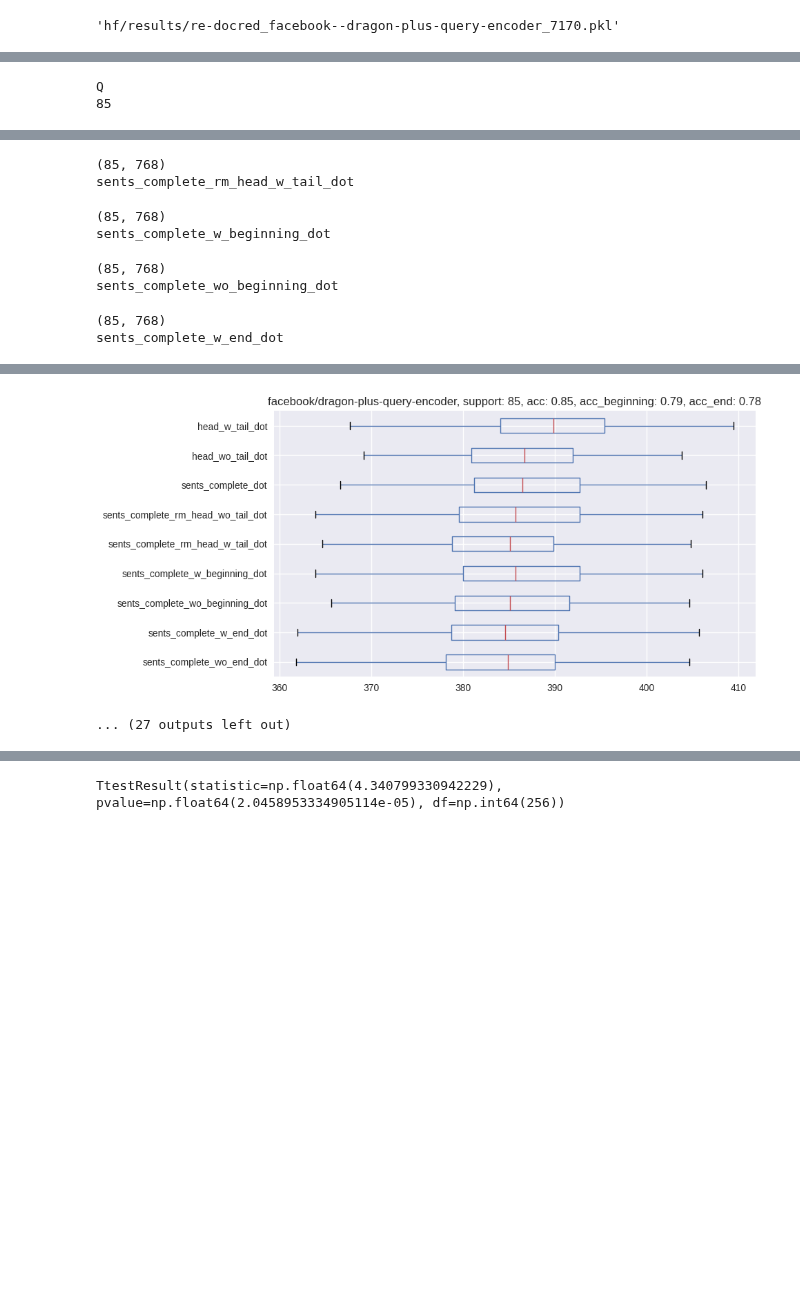
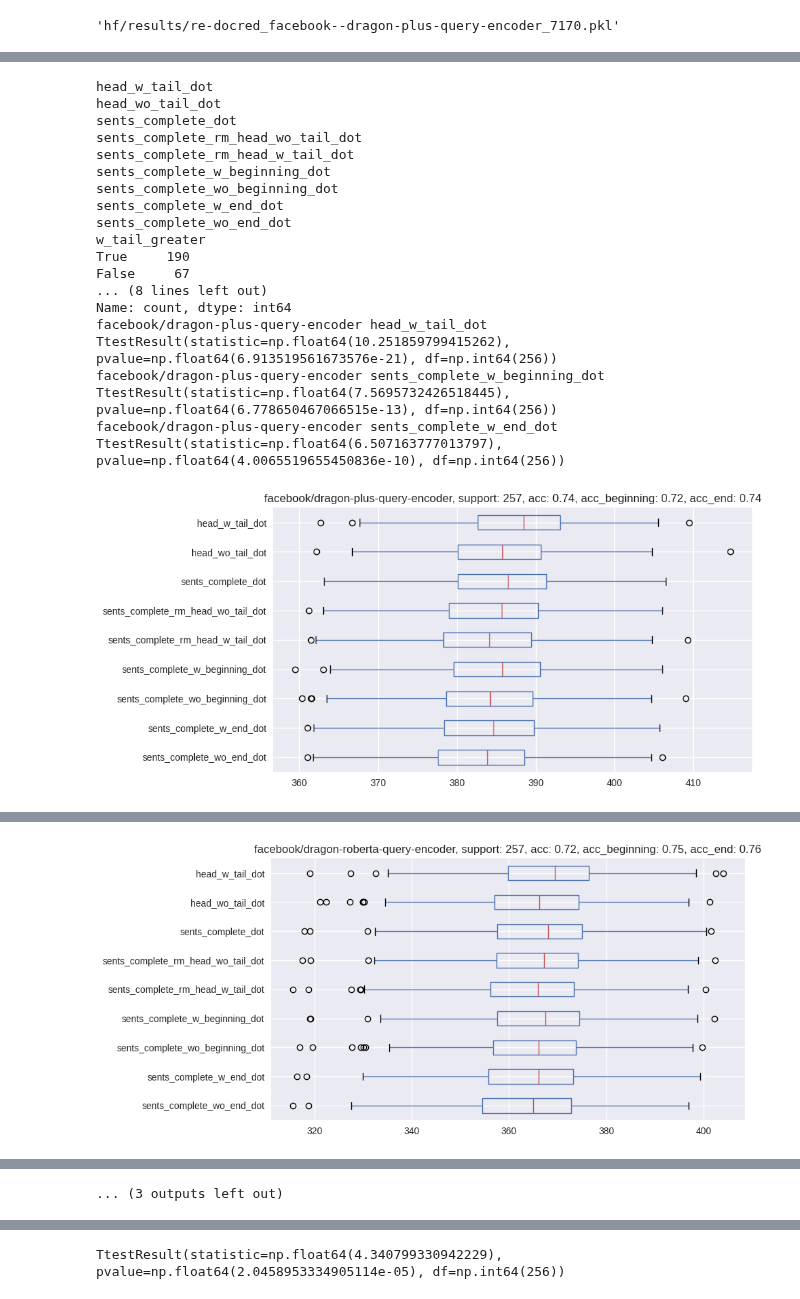
Before and after one commit to mohsenfayyaz/ColDeR, a Jupyter notebook: src/notebooks/Analysis_Tail.ipynb, the cells around one changed output, grey strips where cells are left out. Saved outputs shown, nothing was run; the diff lists cells and outputs as text; code cells hidden in the pictures; blank space fills up the shorter version.

```diff
--- a/src/notebooks/Analysis_Tail.ipynb
+++ b/src/notebooks/Analysis_Tail.ipynb
@@ -195,3 +181,35 @@ class YourCustomDEModel:
         token_embeddings = token_embeddings.masked_fill(~mask[..., None].bool(), 0.)
         sentence_embeddings = token_embeddings.sum(dim=1) / mask.sum(dim=1)[..., None]
         return sentence_embeddings
+# %%
+### RUN MODELS AND COMPUTE DOT SCORES
+def digitize_col(df_col, bins) -> pd.DataFrame:
+    return pd.cut(df_col, bins=bins)
+
+cfgs = [
+    ("facebook/dragon-plus-query-encoder", "facebook/dragon-plus-context-encoder", "cls"),
+    ("facebook/dragon-roberta-query-encoder", "facebook/dragon-roberta-context-encoder", "cls"),
+    ("facebook/contriever-msmarco", "facebook/contriever-msmarco", "avg"),
+    ("facebook/contriever", "facebook/contriever", "avg"),
+    ("OpenMatch/cocodr-base-msmarco", "OpenMatch/cocodr-base-msmarco", "cls"),
+    ("Shitao/RetroMAE_MSMARCO_finetune", "Shitao/RetroMAE_MSMARCO_finetune", "cls"),
+
+    # ("Shitao/RetroMAE", "Shitao/RetroMAE", "cls"),
+    # ("Shitao/RetroMAE_MSMARCO", "Shitao/RetroMAE_MSMARCO", "cls"),
+]
+
+plot_col_dots = []
+for query_model, context_model, POOLING in tqdm(cfgs):
+    dpr = YourCustomDEModel(query_model, context_model, POOLING, verbose=False)
+    def to_doc_format(sentences: list):
+        return [{"text": s} for s in sentences]
+    query_embds = dpr.encode_queries(df['query'].to_list())
+    for sent_col in tqdm(sents_cols, desc=f"{query_model}"):
+        embds = dpr.encode_corpus(to_doc_format(df[sent_col].to_list()))
+        embds_dot = torch.einsum("bd,bd->b", torch.tensor(query_embds), torch.tensor(embds)).cpu().numpy()
+        new_col = f"{query_model}_{sent_col}_dot"
+        # print(new_col)
+        df[new_col] = embds_dot
+        plot_col_dots.append(new_col)
+
+df_dot = df.copy()
@@ -198,8 +294,14 @@ class YourCustomDEModel:
 # %%
 cfgs = [
     ("facebook/dragon-plus-query-encoder", "facebook/dragon-plus-context-encoder", "cls"),
+    ("facebook/dragon-roberta-query-encoder", "facebook/dragon-roberta-context-encoder", "cls"),
     ("facebook/contriever-msmarco", "facebook/contriever-msmarco", "avg"),
+    ("facebook/contriever", "facebook/contriever", "avg"),
     ("OpenMatch/cocodr-base-msmarco", "OpenMatch/cocodr-base-msmarco", "cls"),
+    ("Shitao/RetroMAE_MSMARCO_finetune", "Shitao/RetroMAE_MSMARCO_finetune", "cls"),
+
+    # ("Shitao/RetroMAE", "Shitao/RetroMAE", "cls"),
+    # ("Shitao/RetroMAE_MSMARCO", "Shitao/RetroMAE_MSMARCO", "cls"),
 ]
 plot_cols = [
     "head_w_tail_sentence", "head_wo_tail_sentence", "sents_complete", "sents_complete_rm_head_wo_tail", "sents_complete_rm_head_w_tail",
@@ -207,13 +309,13 @@ plot_cols = [
 ]
 
 results = []
-for query_model, context_model, POOLING in cfgs:
-    dpr = YourCustomDEModel(query_model, context_model, POOLING)
+for query_model, context_model, POOLING in tqdm(cfgs):
+    dpr = YourCustomDEModel(query_model, context_model, POOLING, verbose=False)
     def to_doc_format(sentences: list):
         return [{"text": s} for s in sentences]
     query_embds = dpr.encode_queries(df["query"].to_list())
     plot_col_dots = []
-    for col in plot_cols:
+    for col in tqdm(plot_cols):
         embds = dpr.encode_corpus(to_doc_format(df[col].to_list()))
         embds_dot = torch.einsum("bd,bd->b", torch.tensor(query_embds), torch.tensor(embds))
         new_col = f"{col.replace('_sentence', '')}_dot"
@@ -235,32 +337,48 @@ for query_model, context_model, POOLING in cfgs:
         "query_model": query_model,
         "context_model": context_model,
         "POOLING": POOLING,
         "support": len(df),
         "sents_complete_w_beginning_dot_vs_wo": stats.ttest_rel(df["sents_complete_w_beginning_dot"], df["sents_complete_wo_beginning_dot"]),
         "sents_complete_w_end_dot_vs_wo": stats.ttest_rel(df["sents_complete_w_end_dot"], df["sents_complete_wo_end_dot"]),
         "head_w_tail_dot_vs_wo": stats.ttest_rel(df["head_w_tail_dot"], df["head_wo_tail_dot"]),
         "sents_complete_rm_wo_dot_vs_w": stats.ttest_rel(df["sents_complete_rm_head_wo_tail_dot"], df["sents_complete_rm_head_w_tail_dot"]),
     })
 
     df[plot_col_dots[::-1]].boxplot(figsize=(9, 5), rot=0, vert=False)
     plt.title(f"{query_model}, support: {len(df)}, acc: {df['w_tail_greater'].mean():.2f}, acc_beginning: {df['w_tail_greater_beginning'].mean():.2f}, acc_end: {df['w_tail_greater_end'].mean():.2f}")
     plt.show()
 
 ### POS IN SENTENCE BOXPLOT
 df["head_wo_tail_entity_pos"] = df["head_wo_tail_entity"].apply(lambda x: x["pos"][0])
 df["head_w_tail_entity_pos"] = df["head_entity_in_evidence"].apply(lambda x: x[0]["pos"][0])
 df[["head_wo_tail_entity_pos", "head_w_tail_entity_pos"]].boxplot(figsize=(4, 3))
 plt.show()
 
 
 ### SENTENCE POS BOXPLOT
 df["head_wo_tail_entity_sent_id"] = df["head_wo_tail_entity"].apply(lambda x: x["sent_id"])
 df["head_w_tail_entity_sent_id"] = df["head_entity_in_evidence"].apply(lambda x: x[0]["sent_id"])
 df[["head_wo_tail_entity_sent_id", "head_w_tail_entity_sent_id"]].boxplot(figsize=(4, 3))
 plt.show()
 
 rdf = pd.DataFrame(results)
 rdf
 # %% [output]
-Q
-85
+head_w_tail_dot
+head_wo_tail_dot
+sents_complete_dot
+sents_complete_rm_head_wo_tail_dot
+sents_complete_rm_head_w_tail_dot
+sents_complete_w_beginning_dot
+sents_complete_wo_beginning_dot
+sents_complete_w_end_dot
+sents_complete_wo_end_dot
+w_tail_greater
+True     190
+False     67
+... (8 lines left out)
+Name: count, dtype: int64
+facebook/dragon-plus-query-encoder head_w_tail_dot TtestResult(statistic=np.float64(10.251859799415262), pvalue=np.float64(6.913519561673576e-21), df=np.int64(256))
+facebook/dragon-plus-query-encoder sents_complete_w_beginning_dot TtestResult(statistic=np.float64(7.5695732426518445), pvalue=np.float64(6.778650467066515e-13), df=np.int64(256))
+facebook/dragon-plus-query-encoder sents_complete_w_end_dot TtestResult(statistic=np.float64(6.507163777013797), pvalue=np.float64(4.0065519655450836e-10), df=np.int64(256))
+[figure, new version]
@@ -267,0 +402 @@ Q
+[figure, added]
@@ -276,8 +475 @@ sents_complete_rm_head_wo_tail_dot
-(85, 768)
-sents_complete_rm_head_w_tail_dot
+... (3 outputs left out)
-(85, 768)
-sents_complete_w_beginning_dot
-(85, 768)
-sents_complete_wo_beginning_dot
-(85, 768)
-sents_complete_w_end_dot
@@ -301,5 +476,3 @@ facebook/dragon-plus-query-encoder sents_complete_w_end_dot TtestResult(statisti
-[figure, old version]
-... (27 outputs left out)
 # %%
 df.loc[[4949]]
 # %% [output]
```
Also changed, not shown: parts of 6 cells of this notebook, 9 other files.
